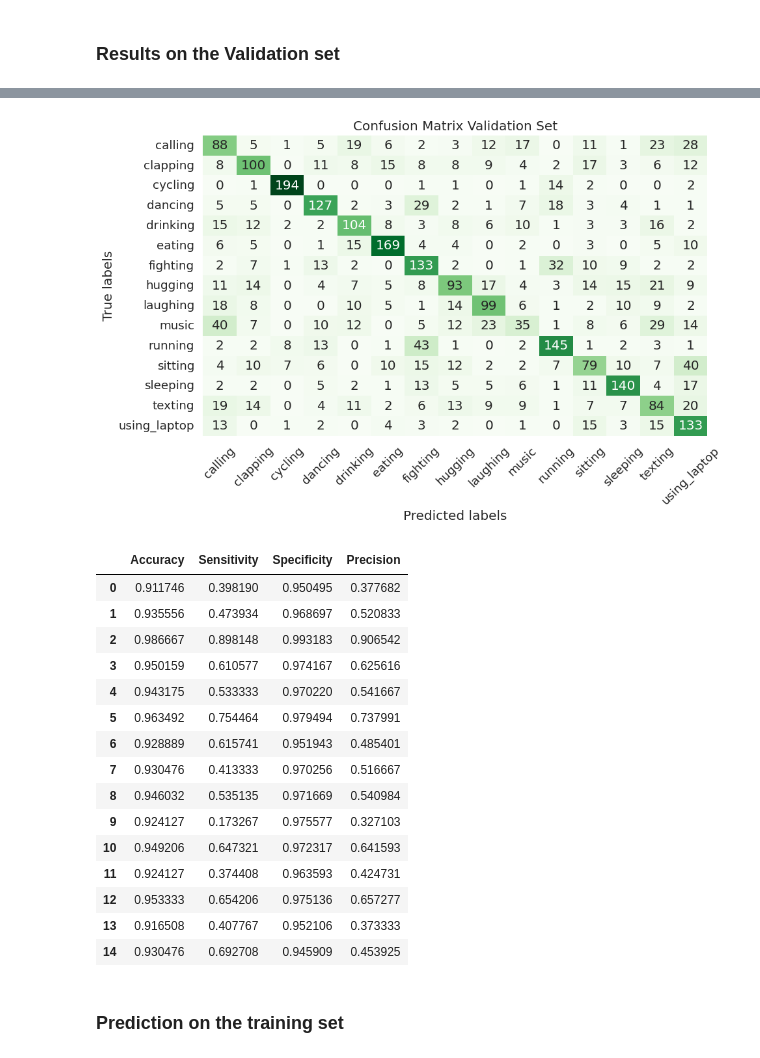
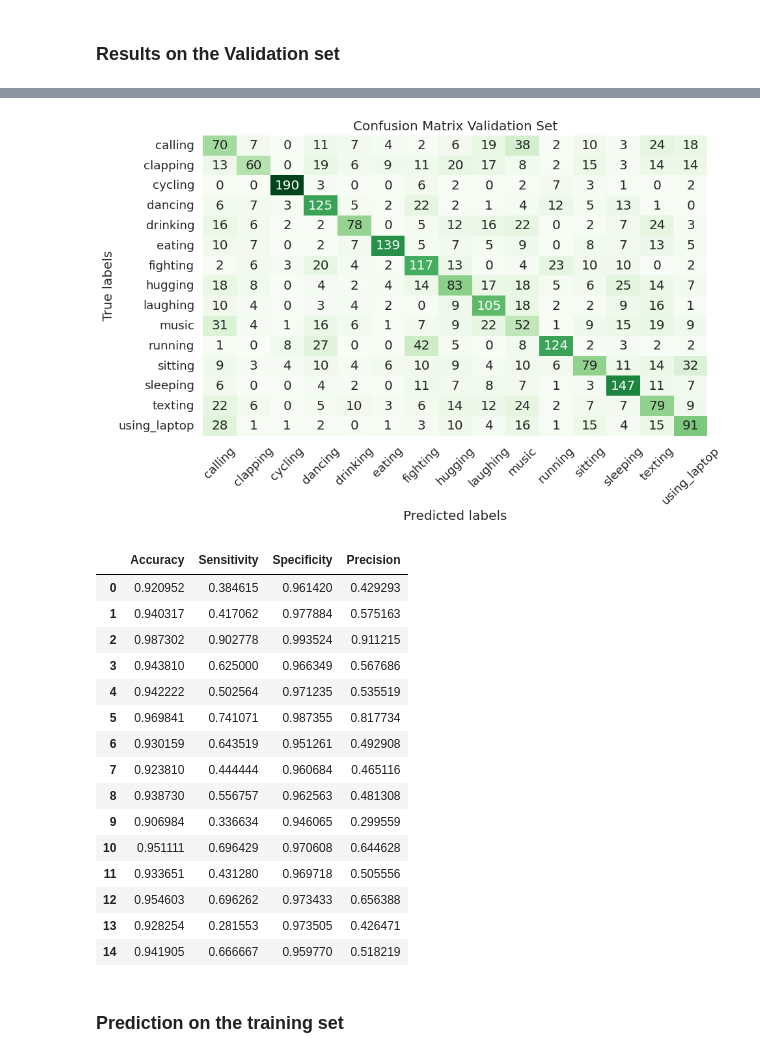
Before and after one commit to Vatsal-Sharma2003/HUMAN-POSE-ESTIMATION-USING-MACHINE-LEARNING, a Jupyter notebook: Processing.ipynb, the cells around one changed output, grey strips where cells are left out. Drawn from its saved outputs; the diff is of its cells as text; code cells hidden in the pictures.

```diff
--- a/Processing.ipynb
+++ b/Processing.ipynb
@@ -118,9 +134,10 @@ if use_object:
     model = tf.keras.Sequential([
         tf.keras.Input(shape=(17*3+100,)),
         tf.keras.layers.Dense(128, activation='relu'),
-        tf.keras.layers.Dropout(0.5),
+        tf.keras.layers.Dropout(0.3),
         tf.keras.layers.Dense(64, activation='relu'),
-        tf.keras.layers.Dropout(0.3),
+        tf.keras.layers.Dense(64, activation='relu'),
+        tf.keras.layers.Dense(32, activation='relu'),
         tf.keras.layers.Dense(32, activation='relu'),
         tf.keras.layers.Dense(15, activation='softmax')
     ])
@@ -266,7 +288,7 @@ plt.title('Confusion Matrix Validation Set')
 
 plt.show()
 # %% [output]
-[figure, old version]
+[figure, new version]
 # %%
 def class_specific_metrics(cm, class_labels = [i for i in range(15)]):
     # Compute the confusion matrix
@@ -308,25 +330,25 @@ def class_specific_metrics(cm, class_labels = [i for i in range(15)]):
 
     return df_metrics
 # %%
-df = class_specific_metrics(conf_matrix)
-df
+val_metrics = class_specific_metrics(conf_matrix)
+val_metrics
 # %% [output]
 |  | Accuracy | Sensitivity | Specificity | Precision |
-| 0 | 0.911746 | 0.398190 | 0.950495 | 0.377682 |
-| 1 | 0.935556 | 0.473934 | 0.968697 | 0.520833 |
-| 2 | 0.986667 | 0.898148 | 0.993183 | 0.906542 |
-| 3 | 0.950159 | 0.610577 | 0.974167 | 0.625616 |
-| 4 | 0.943175 | 0.533333 | 0.970220 | 0.541667 |
-| 5 | 0.963492 | 0.754464 | 0.979494 | 0.737991 |
-| 6 | 0.928889 | 0.615741 | 0.951943 | 0.485401 |
-| 7 | 0.930476 | 0.413333 | 0.970256 | 0.516667 |
-| 8 | 0.946032 | 0.535135 | 0.971669 | 0.540984 |
-| 9 | 0.924127 | 0.173267 | 0.975577 | 0.327103 |
-| 10 | 0.949206 | 0.647321 | 0.972317 | 0.641593 |
-| 11 | 0.924127 | 0.374408 | 0.963593 | 0.424731 |
-| 12 | 0.953333 | 0.654206 | 0.975136 | 0.657277 |
-| 13 | 0.916508 | 0.407767 | 0.952106 | 0.373333 |
-| 14 | 0.930476 | 0.692708 | 0.945909 | 0.453925 |
+| 0 | 0.920952 | 0.384615 | 0.961420 | 0.429293 |
+| 1 | 0.940317 | 0.417062 | 0.977884 | 0.575163 |
+| 2 | 0.987302 | 0.902778 | 0.993524 | 0.911215 |
+| 3 | 0.943810 | 0.625000 | 0.966349 | 0.567686 |
+| 4 | 0.942222 | 0.502564 | 0.971235 | 0.535519 |
+| 5 | 0.969841 | 0.741071 | 0.987355 | 0.817734 |
+| 6 | 0.930159 | 0.643519 | 0.951261 | 0.492908 |
+| 7 | 0.923810 | 0.444444 | 0.960684 | 0.465116 |
+| 8 | 0.938730 | 0.556757 | 0.962563 | 0.481308 |
+| 9 | 0.906984 | 0.336634 | 0.946065 | 0.299559 |
+| 10 | 0.951111 | 0.696429 | 0.970608 | 0.644628 |
+| 11 | 0.933651 | 0.431280 | 0.969718 | 0.505556 |
+| 12 | 0.954603 | 0.696262 | 0.973433 | 0.656388 |
+| 13 | 0.928254 | 0.281553 | 0.973505 | 0.426471 |
+| 14 | 0.941905 | 0.666667 | 0.959770 | 0.518219 |
 # %% [markdown]
 ### Prediction on the training set
 # %%
```
Also changed, not shown: parts of 11 cells of this notebook, 1 other file.
